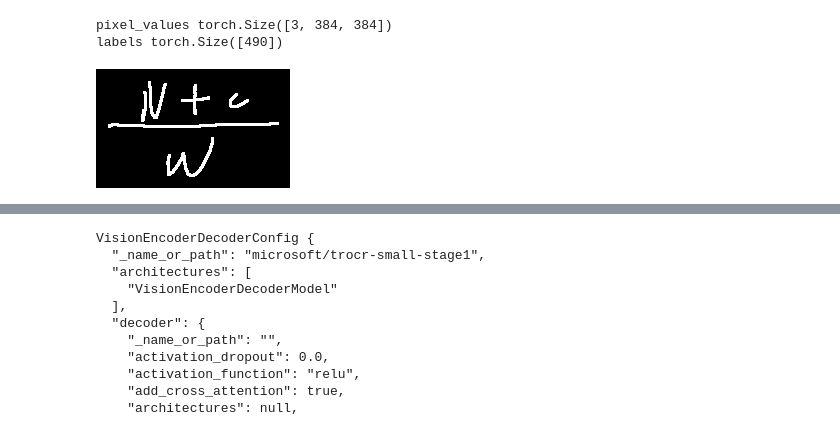
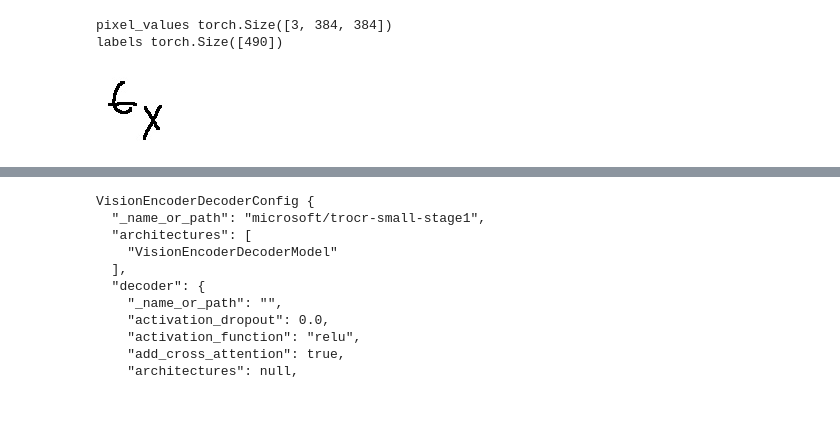
Before and after one commit to win5923/TrOCR-Handwritten-Mathematical-Expression-Recognition, a Jupyter notebook: train.ipynb, the cells around one changed output, grey strips where cells are left out. Cells and saved outputs as stored; diff of their text form; code cells hidden in the pictures; blank space fills up the shorter version.

Commit message:
Changed a new dataset

```diff
--- a/train.ipynb
+++ b/train.ipynb
@@ -4,10 +7,10 @@
 # %%
 import pandas as pd
 
-df = pd.read_table('./data2/train/caption.txt', header=None) #fwf
+df = pd.read_table('./data/train/caption.txt', header=None) #fwf
 df.rename(columns={0: "file_name", 1: "text"}, inplace=True)
 
-df['file_name']= df['file_name'].apply(lambda x: x+'.bmp')
+df['file_name']= df['file_name'].apply(lambda x: x+'.jpg')
 df = df.dropna()
 df
 # %% [output]
@@ -125,10 +128,10 @@ class IAMDataset(Dataset):
 from transformers import TrOCRProcessor
 
 processor = TrOCRProcessor.from_pretrained("microsoft/trocr-base-handwritten")
-train_dataset = IAMDataset(root_dir='./data2/train/',
+train_dataset = IAMDataset(root_dir='./data/train/',
                            df=train_df,
                            processor=processor)
-eval_dataset = IAMDataset(root_dir='./data2/2014/', #'./data2/2014/'
+eval_dataset = IAMDataset(root_dir='./data/2014/', #'./data2/2014/'
                            df=test_df,
                            processor=processor)
 # %%
@@ -173,10 +176,10 @@ for k,v in encoding.items():
 pixel_values torch.Size([3, 384, 384])
 labels torch.Size([490])
 # %%
-image = Image.open(train_dataset.root_dir + train_df['file_name'][1]).convert("RGB")
+image = Image.open(train_dataset.root_dir + train_df['file_name'][0]).convert("RGB")
 image
 # %% [output]
-[figure, old version]
+[figure, new version]
 # %%
 labels = encoding['labels']
 labels[labels == -100] = processor.tokenizer.pad_token_id
```
Also changed, not shown: parts of 9 cells of this notebook, 3 other files.
